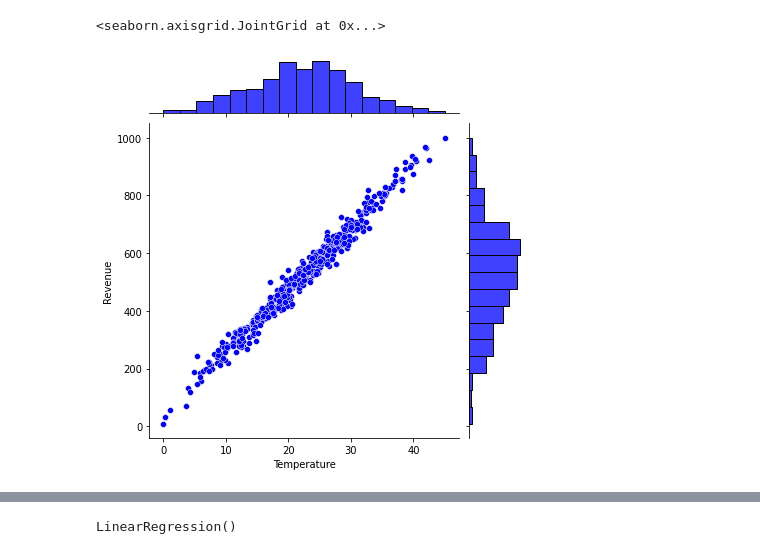
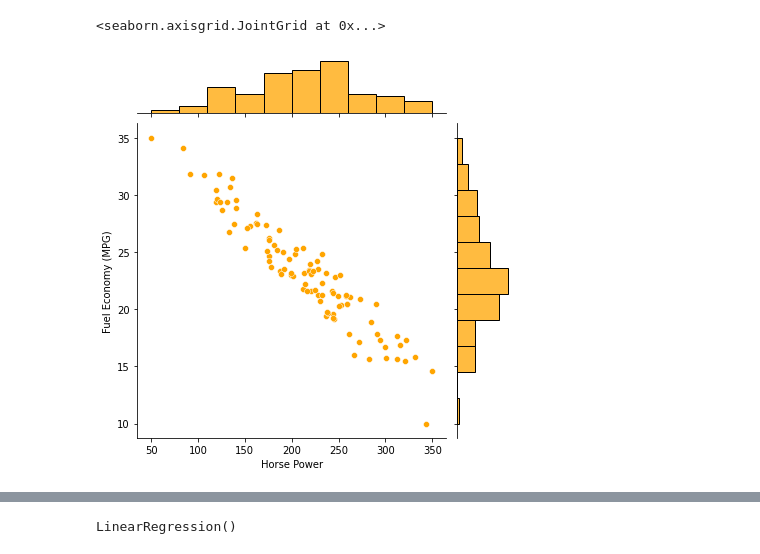
Before and after one commit to Xanil/programs-practice, a Jupyter notebook: LinearRegression.ipynb, the cells around one changed output, grey strips where cells are left out. Cells and saved outputs as stored; diff of their text form; code cells hidden in the pictures.

Commit message:
linear Regression model for predicting horse power and and mileage

```diff
--- a/LinearRegression.ipynb
+++ b/LinearRegression.ipynb
@@ -11,4 +6,4 @@ import numpy as np
 import matplotlib.pyplot as plt
 import seaborn as sns
 # %%
-IceCream=pd.read_csv("/content/IceCreamData - IceCreamData.csv")
+fuel=pd.read_csv('/content/FuelEconomy.csv')
@@ -76,5 +43,5 @@ VISUALISATION OF DATA
 # %%
-sns.jointplot(x='Temperature' ,y='Revenue' ,data=IceCream,color= 'blue')
+sns.jointplot(x='Horse Power',y='Fuel Economy (MPG)',data=fuel,color='orange')
 # %% [output]
 <seaborn.axisgrid.JointGrid at 0x...>
-[figure, old version]
+[figure, new version]
```
Also changed, not shown: parts of 33 cells of this notebook.
